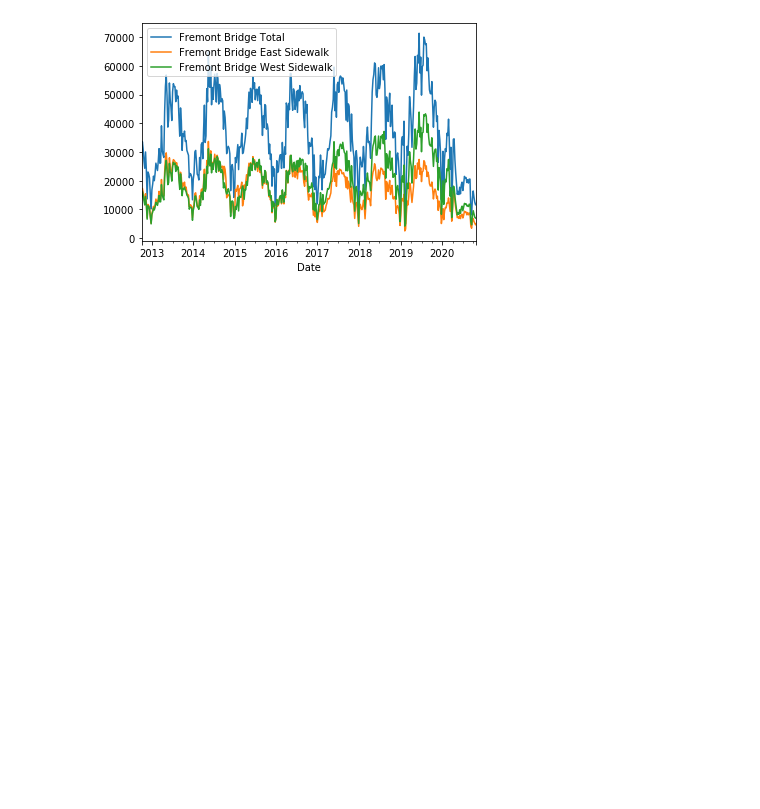
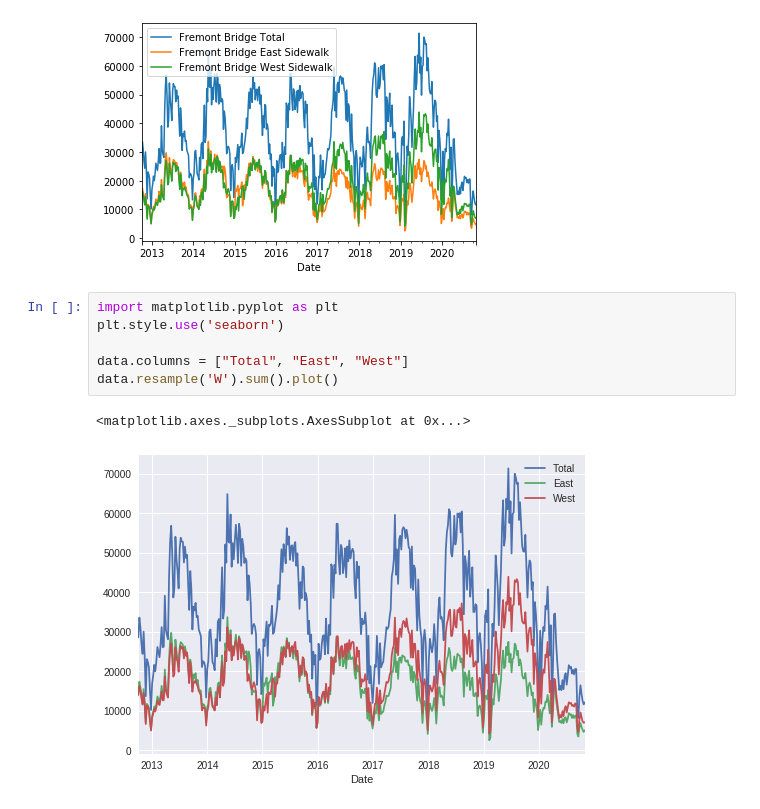
Before and after one commit to navaneethharidasan/Jupyter, a Jupyter notebook: JVC_jupyter_to_prod.ipynb, the cells around one changed output. Saved outputs shown, nothing was run; the diff lists cells and outputs as text; blank space fills up the shorter version.

```diff
--- a/JVC_jupyter_to_prod.ipynb
+++ b/JVC_jupyter_to_prod.ipynb
@@ -39,3 +39,12 @@ data.resample('W').sum().plot()
 # %% [output]
 <matplotlib.axes._subplots.AxesSubplot at 0x...>
 [figure]
+# %%
+import matplotlib.pyplot as plt
+plt.style.use('seaborn')
+
+data.columns = ["Total", "East", "West"]
+data.resample('W').sum().plot()
+# %% [output]
+<matplotlib.axes._subplots.AxesSubplot at 0x...>
+[figure, added]
```
Also changed, not shown: parts of 7 cells of this notebook.
